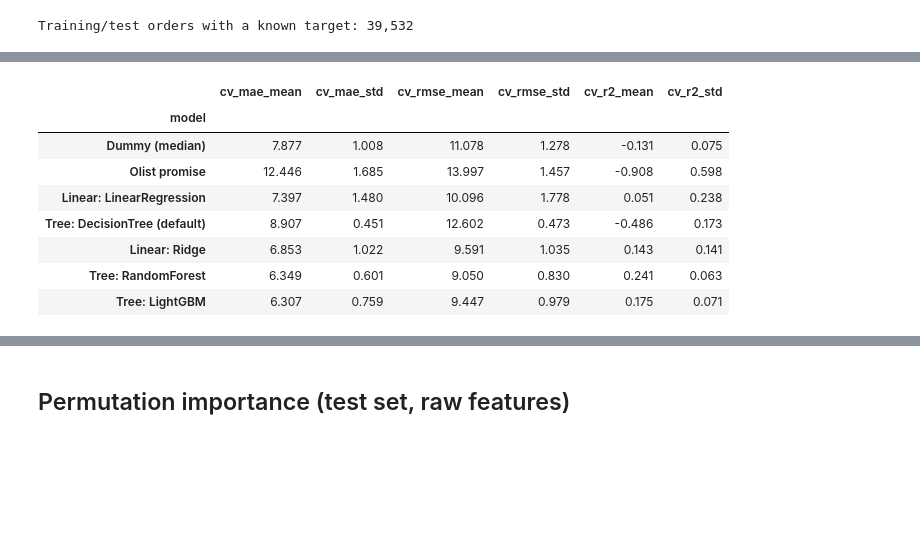
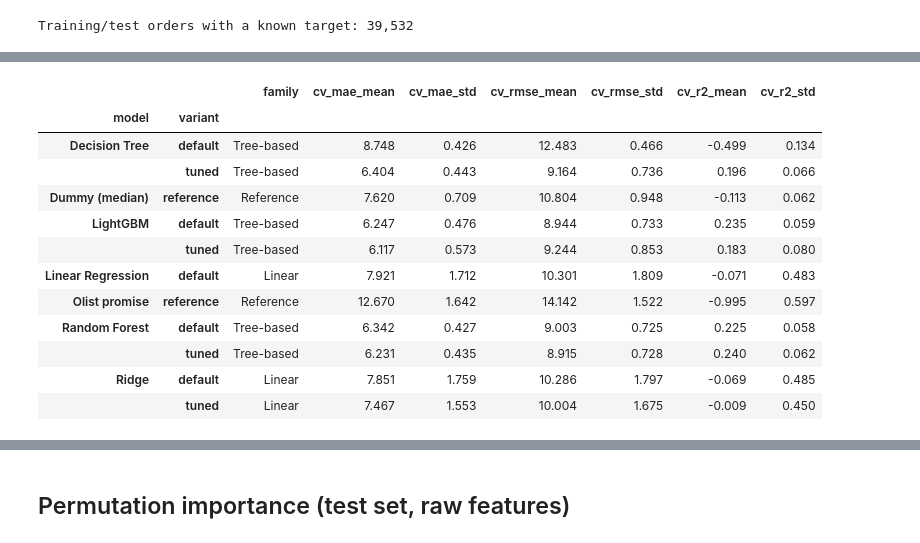
Before and after one commit to mushroomyyy/Team8_IT5006_Ecommerce_Analytics_AY2627Sem1, a Jupyter notebook: phase2/model_regression_dev.ipynb, the cells around one changed output, grey strips where cells are left out. Drawn from its saved outputs; the diff is of its cells as text; code cells hidden in the pictures; blank space fills up the shorter version.

```diff
--- a/phase2/model_regression_dev.ipynb
+++ b/phase2/model_regression_dev.ipynb
@@ -260,14 +323,21 @@ baseline_models = {
 # %%
 SCORING = {'mae': 'neg_mean_absolute_error', 'rmse': 'neg_root_mean_squared_error', 'r2': 'r2'}
 
-def cv_summary(name, model):
-    scores = cross_validate(model, X_train, y_train, cv=cv_folds, scoring=SCORING, n_jobs=-1)
-    row = {'model': name}
+def cv_summary(model, X, y, folds, n_jobs=-1):
+    """Mean and standard deviation of each CV score across the given folds."""
+    scores = cross_validate(model, X, y, cv=folds, scoring=SCORING, n_jobs=n_jobs)
+    row = {}
     for metric in SCORING:
         values = scores[f'test_{metric}'] * (1 if metric == 'r2' else -1)
         row[f'cv_{metric}_mean'], row[f'cv_{metric}_std'] = values.mean(), values.std()
     return row
 
-cv_rows = [cv_summary(name, model) for name, model in baseline_models.items()]
-display(pd.DataFrame(cv_rows).set_index('model'))
+cv_rows = []
+for name, model in reference_models.items():
+    cv_rows.append({'model': name, 'variant': 'reference', 'family': 'Reference',
+                    **cv_summary(model, X_train, y_train, cv_folds)})
+for name, model in default_models.items():
+    cv_rows.append({'model': name, 'variant': 'default', 'family': MODEL_FAMILY[name],
+                    **cv_summary(model, X_train, y_train, cv_folds)})
+display(pd.DataFrame(cv_rows).set_index(['model', 'variant']))
 # %% [output]
@@ -283,36 +379,20 @@ Each search uses the same day-blocked folds and optimises MAE, which reads direc
 # %%
-search_spaces = {
-    'Linear: Ridge': (make_pipeline(Ridge(), scale=True),
-                      {'model__alpha': np.logspace(-2, 3, 12)}),
-    'Tree: RandomForest': (make_pipeline(RandomForestRegressor(random_state=RANDOM_STATE, n_jobs=1)),
-                           {'model__n_estimators': [100, 200],
-                            'model__max_depth': [8, 12, 16],
-                            'model__min_samples_leaf': [10, 30, 60],
-                            'model__max_features': [0.3, 0.5]}),
-    'Tree: LightGBM': (make_pipeline(LGBMRegressor(random_state=RANDOM_STATE, verbosity=-1, n_jobs=1)),
-                       {'model__n_estimators': [200, 400, 600],
-                        'model__learning_rate': [0.02, 0.05, 0.1],
-                        'model__num_leaves': [15, 31, 63],
-                        'model__min_child_samples': [20, 50, 100],
-                        'model__subsample': [0.7, 1.0], 'model__subsample_freq': [1],
-                        'model__colsample_bytree': [0.6, 0.8, 1.0],
-                        'model__objective': ['regression', 'regression_l1']}),
-}
-# Kept small for laptop run times. Models use n_jobs=1 so parallelism happens only
-# across CV folds, which avoids oversubscribing CPU cores.
-N_ITER = {'Linear: Ridge': 12, 'Tree: RandomForest': 6, 'Tree: LightGBM': 10}
-
 tuned_models, best_params = {}, {}
-for name, (pipeline, space) in search_spaces.items():
-    search = RandomizedSearchCV(pipeline, space, n_iter=N_ITER[name], cv=cv_folds,
+for name, space in SEARCH_SPACES.items():
+    search = RandomizedSearchCV(default_models[name], space, n_iter=N_ITER[name], cv=cv_folds,
                                 scoring='neg_mean_absolute_error', random_state=RANDOM_STATE,
                                 n_jobs=-1, refit=False)
     search.fit(X_train, y_train)
-    best_params[name] = search.best_params_
-    tuned_models[name] = pipeline.set_params(**search.best_params_)
-    cv_rows.append(cv_summary(name, tuned_models[name]))
-    print(f'{name}: best CV MAE {-search.best_score_:.3f} with {search.best_params_}')
+    best_params[name] = {key: (value.item() if isinstance(value, np.generic) else value)
+                         for key, value in search.best_params_.items()}
+    tuned_models[name] = clone(default_models[name]).set_params(**search.best_params_)
+    cv_rows.append({'model': name, 'variant': 'tuned', 'family': MODEL_FAMILY[name],
+                    **cv_summary(tuned_models[name], X_train, y_train, cv_folds)})
+    print(f'{name}: {best_params[name]}')
 
-cv_results = pd.DataFrame(cv_rows).set_index('model')
+cv_results = pd.DataFrame(cv_rows).set_index(['model', 'variant']).sort_index()
 display(cv_results)
+display((cv_results.xs('default', level='variant')['cv_mae_mean']
+         - cv_results.xs('tuned', level='variant')['cv_mae_mean'])
+        .dropna().rename('cv_mae_reduction_from_tuning').to_frame())
 # %% [output]
@@ -322,9 +403,13 @@ Tree: LightGBM: best CV MAE 6.307 with {'model__subsample_freq': 1, 'model__subs
-|  | cv_mae_mean | cv_mae_std | cv_rmse_mean | cv_rmse_std | cv_r2_mean | cv_r2_std |
-| model |  |  |  |  |  |  |
-| Dummy (median) | 7.877 | 1.008 | 11.078 | 1.278 | -0.131 | 0.075 |
-| Olist promise | 12.446 | 1.685 | 13.997 | 1.457 | -0.908 | 0.598 |
-| Linear: LinearRegression | 7.397 | 1.480 | 10.096 | 1.778 | 0.051 | 0.238 |
-| Tree: DecisionTree (default) | 8.907 | 0.451 | 12.602 | 0.473 | -0.486 | 0.173 |
-| Linear: Ridge | 6.853 | 1.022 | 9.591 | 1.035 | 0.143 | 0.141 |
-| Tree: RandomForest | 6.349 | 0.601 | 9.050 | 0.830 | 0.241 | 0.063 |
-| Tree: LightGBM | 6.307 | 0.759 | 9.447 | 0.979 | 0.175 | 0.071 |
+|  |  | family | cv_mae_mean | cv_mae_std | cv_rmse_mean | cv_rmse_std | cv_r2_mean | cv_r2_std |
+| model | variant |  |  |  |  |  |  |  |
+| Decision Tree | default | Tree-based | 8.748 | 0.426 | 12.483 | 0.466 | -0.499 | 0.134 |
+|  | tuned | Tree-based | 6.404 | 0.443 | 9.164 | 0.736 | 0.196 | 0.066 |
+| Dummy (median) | reference | Reference | 7.620 | 0.709 | 10.804 | 0.948 | -0.113 | 0.062 |
+| LightGBM | default | Tree-based | 6.247 | 0.476 | 8.944 | 0.733 | 0.235 | 0.059 |
+|  | tuned | Tree-based | 6.117 | 0.573 | 9.244 | 0.853 | 0.183 | 0.080 |
+| Linear Regression | default | Linear | 7.921 | 1.712 | 10.301 | 1.809 | -0.071 | 0.483 |
+| Olist promise | reference | Reference | 12.670 | 1.642 | 14.142 | 1.522 | -0.995 | 0.597 |
+| Random Forest | default | Tree-based | 6.342 | 0.427 | 9.003 | 0.725 | 0.225 | 0.058 |
+|  | tuned | Tree-based | 6.231 | 0.435 | 8.915 | 0.728 | 0.240 | 0.062 |
+| Ridge | default | Linear | 7.851 | 1.759 | 10.286 | 1.797 | -0.069 | 0.485 |
+|  | tuned | Linear | 7.467 | 1.553 | 10.004 | 1.675 | -0.009 | 0.450 |
```
Also changed, not shown: parts of 33 cells of this notebook, 2 other files.
